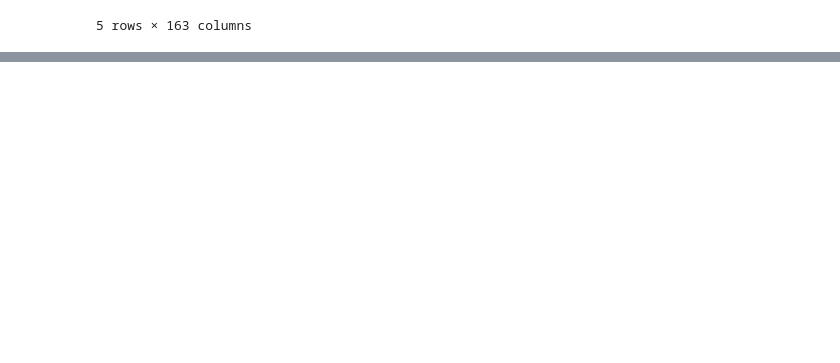
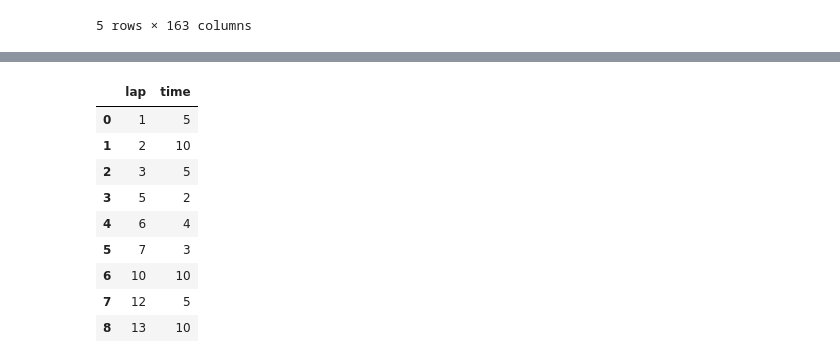
Before and after one commit to junswj/python_practice, a Jupyter notebook: car_data_mani.ipynb, the cells around one changed output, grey strips where cells are left out. Drawn from its saved outputs; the diff is of its cells as text; code cells hidden in the pictures; blank space fills up the shorter version.

```diff
--- a/car_data_mani.ipynb
+++ b/car_data_mani.ipynb
@@ -105,0 +113,15 @@ model.s
+# %%
+df = pd.DataFrame(data={"lap": [1,2,3,5,6,7,10,12,13], "time": [5,10,5, 2,4,3,10,5,10]})
+# %%
+df
+# %% [output]
+|  | lap | time |
+| 0 | 1 | 5 |
+| 1 | 2 | 10 |
+| 2 | 3 | 5 |
+| 3 | 5 | 2 |
+| 4 | 6 | 4 |
+| 5 | 7 | 3 |
+| 6 | 10 | 10 |
+| 7 | 12 | 5 |
+| 8 | 13 | 10 |
```
Also changed, not shown: parts of 6 cells of this notebook, 3 other files.
